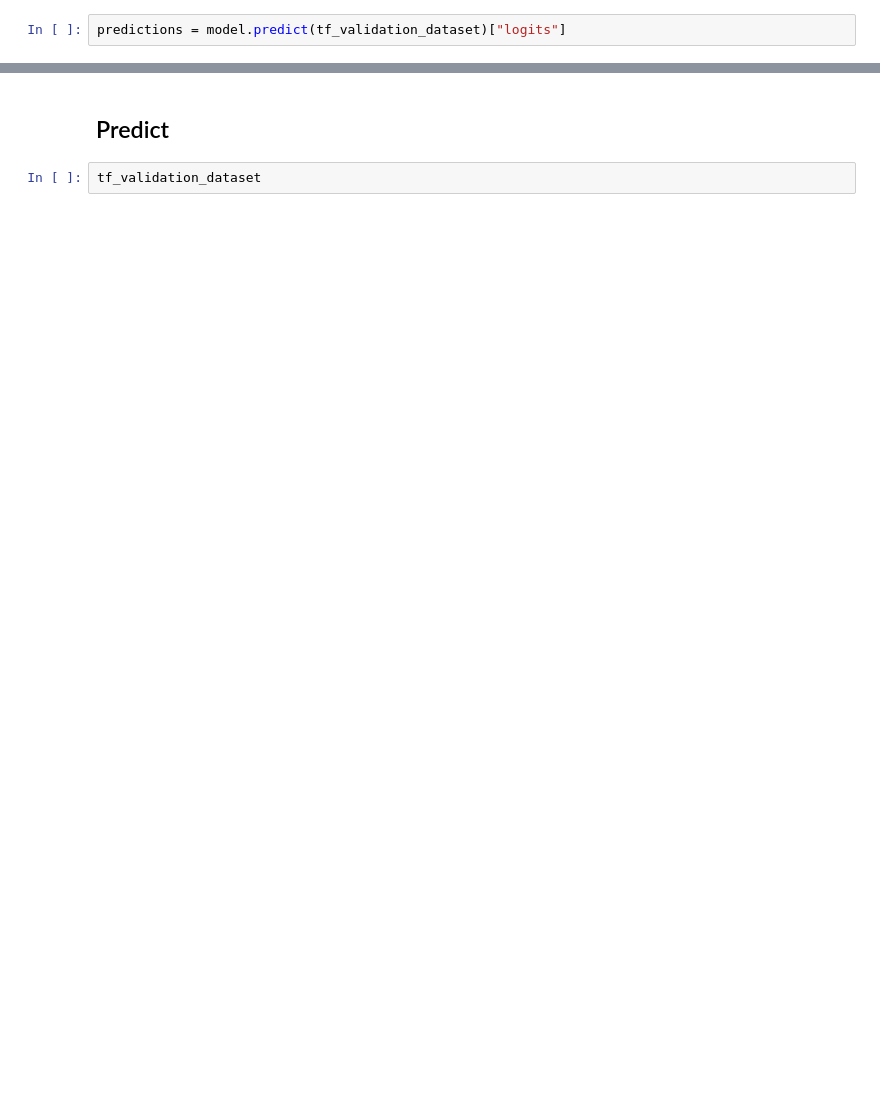
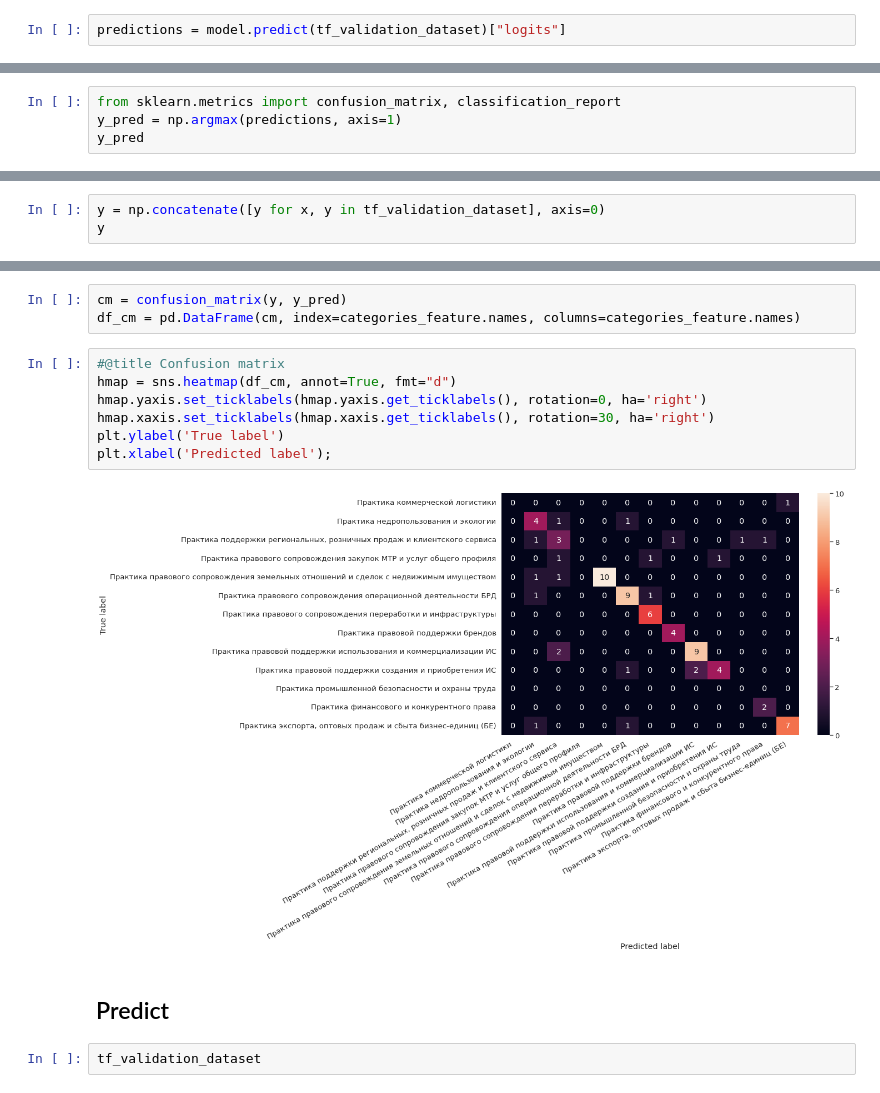
Before and after one commit to nemoware/doc-classifier, a Jupyter notebook: create-model.ipynb, the cells around one changed output, grey strips where cells are left out. Cells and saved outputs as stored; diff of their text form; blank space fills up the shorter version.

Commit message:
+ evaluation statistic, confusion matrix

```diff
--- a/create-model.ipynb
+++ b/create-model.ipynb
@@ -346,0 +384,4 @@ compute_metrics(predictions, np.array(encoded_dataset['test']["path"]))
+# %%
+from sklearn.metrics import confusion_matrix, classification_report
+y_pred = np.argmax(predictions, axis=1)
+y_pred
@@ -346,0 +394,3 @@ compute_metrics(predictions, np.array(encoded_dataset['test']["path"]))
+# %%
+y = np.concatenate([y for x, y in tf_validation_dataset], axis=0)
+y
@@ -347,3 +446,15 @@ compute_metrics(predictions, np.array(encoded_dataset['test']["path"]))
+# %%
+cm = confusion_matrix(y, y_pred)
+df_cm = pd.DataFrame(cm, index=categories_feature.names, columns=categories_feature.names)
+# %%
+#@title Confusion matrix
+hmap = sns.heatmap(df_cm, annot=True, fmt="d")
+hmap.yaxis.set_ticklabels(hmap.yaxis.get_ticklabels(), rotation=0, ha='right')
+hmap.xaxis.set_ticklabels(hmap.xaxis.get_ticklabels(), rotation=30, ha='right')
+plt.ylabel('True label')
+plt.xlabel('Predicted label');
+# %% [output]
+[figure, added]
 # %% [markdown]
 ## Predict
 # %%
```
Also changed, not shown: parts of 24 cells of this notebook.
